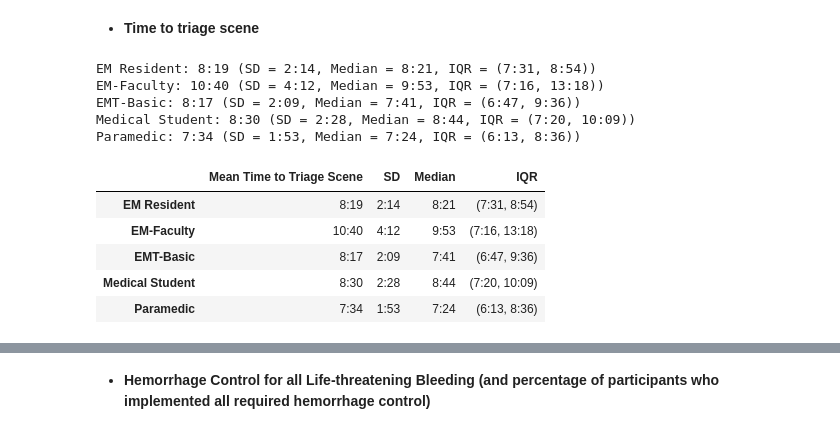
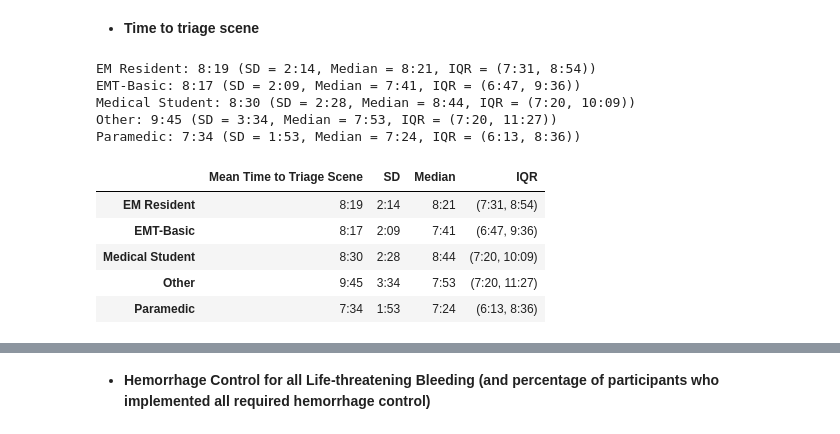
Before and after one commit to dbabbitt/itm-analysis-reporting-1, a Jupyter notebook: presentations/DARPA ITM Medical Triage Paper.ipynb, the cells around one changed output, grey strips where cells are left out. Cells and saved outputs as stored; diff of their text form; code cells hidden in the pictures.

```diff
--- a/presentations/DARPA ITM Medical Triage Paper.ipynb
+++ b/presentations/DARPA ITM Medical Triage Paper.ipynb
@@ -71,5 +71,5 @@ Attempting to load /mnt/c/Users/DaveBabbitt/Documents/GitHub/itm-analysis-report
 # %%
 
 elevens_df = fu.get_elevens_data_frame(
-    triage_paper_df, file_stats_df, scene_stats_df, needed_columns=['scene_type', 'is_scene_aborted', 'is_a_one_triage_file', 'responder_category']
+    triage_paper_df, file_stats_df, scene_stats_df, needed_columns=['scene_type', 'is_scene_aborted', 'is_a_one_triage_file', 'responder_category', 'responder_type']
 )
@@ -75,0 +82,4 @@ elevens_df = fu.get_elevens_data_frame(
+# %%
+
+df = elevens_df.groupby(['responder_category', 'responder_type']).size().to_frame().rename(columns={0: 'record_count'}).reset_index(drop=False)
+display(df.sort_values(['responder_category', 'record_count'], ascending=[True, False]))
@@ -82,40 +147,39 @@ elevens_df = fu.get_elevens_data_frame(
 # %%
 
 # Get info for Time to triage scene
 from datetime import timedelta
 
 cn = 'triage_time'
 statistics_df = DataFrame([])
 temporalize_fn = lambda x: fu.format_timedelta(timedelta(milliseconds=int(x)), minimum_unit='minutes')
 for responder_category, responder_categories_df in elevens_df.groupby('responder_category'):
-    if (responder_category != 'Nurse or Other HP'):
-        df = Series(
-            [fu.get_triage_time(scene_df) for _, scene_df in responder_categories_df.groupby(fu.scene_groupby_columns)]
-        ).to_frame().rename(columns={0: cn})
-        df = fu.get_statistics(df, [cn]).applymap(temporalize_fn, na_action='ignore')
-        statistics_df = pd.concat([statistics_df, df.rename(columns={cn: responder_category}).T], axis='index')
-        ttts_dict = df.to_dict()[cn]
-        print(
-            f"{responder_category}: {ttts_dict['mean']} (SD = {ttts_dict['SD']}, Median = {ttts_dict['median']},"
-            f" IQR = ({ttts_dict['25%']}, {ttts_dict['75%']}))"
-        )
+    df = Series(
+        [fu.get_triage_time(scene_df) for _, scene_df in responder_categories_df.groupby(fu.scene_groupby_columns)]
+    ).to_frame().rename(columns={0: cn})
+    df = fu.get_statistics(df, [cn]).applymap(temporalize_fn, na_action='ignore')
+    statistics_df = pd.concat([statistics_df, df.rename(columns={cn: responder_category}).T], axis='index')
+    ttts_dict = df.to_dict()[cn]
+    print(
+        f"{responder_category}: {ttts_dict['mean']} (SD = {ttts_dict['SD']}, Median = {ttts_dict['median']},"
+        f" IQR = ({ttts_dict['25%']}, {ttts_dict['75%']}))"
+    )
 
 # Display it as HTML
 statistics_df['IQR'] = '(' + statistics_df['25%'] + ', ' + statistics_df['75%'] + ')'
 columns_list = ['Mean Time to Triage Scene', 'SD', 'Median', 'IQR']
 print()
 HTML(statistics_df.rename(columns={'mean': columns_list[0], 'median': columns_list[2]})[columns_list].to_html())
 # %% [output]
 EM Resident: 8:19 (SD = 2:14, Median = 8:21, IQR = (7:31, 8:54))
-EM-Faculty: 10:40 (SD = 4:12, Median = 9:53, IQR = (7:16, 13:18))
 EMT-Basic: 8:17 (SD = 2:09, Median = 7:41, IQR = (6:47, 9:36))
 Medical Student: 8:30 (SD = 2:28, Median = 8:44, IQR = (7:20, 10:09))
+Other: 9:45 (SD = 3:34, Median = 7:53, IQR = (7:20, 11:27))
 Paramedic: 7:34 (SD = 1:53, Median = 7:24, IQR = (6:13, 8:36))
 |  | Mean Time to Triage Scene | SD | Median | IQR |
 | EM Resident | 8:19 | 2:14 | 8:21 | (7:31, 8:54) |
-| EM-Faculty | 10:40 | 4:12 | 9:53 | (7:16, 13:18) |
 | EMT-Basic | 8:17 | 2:09 | 7:41 | (6:47, 9:36) |
 | Medical Student | 8:30 | 2:28 | 8:44 | (7:20, 10:09) |
+| Other | 9:45 | 3:34 | 7:53 | (7:20, 11:27) |
 | Paramedic | 7:34 | 1:53 | 7:24 | (6:13, 8:36) |
 # %%
 
```
Also changed, not shown: parts of 16 cells of this notebook.
